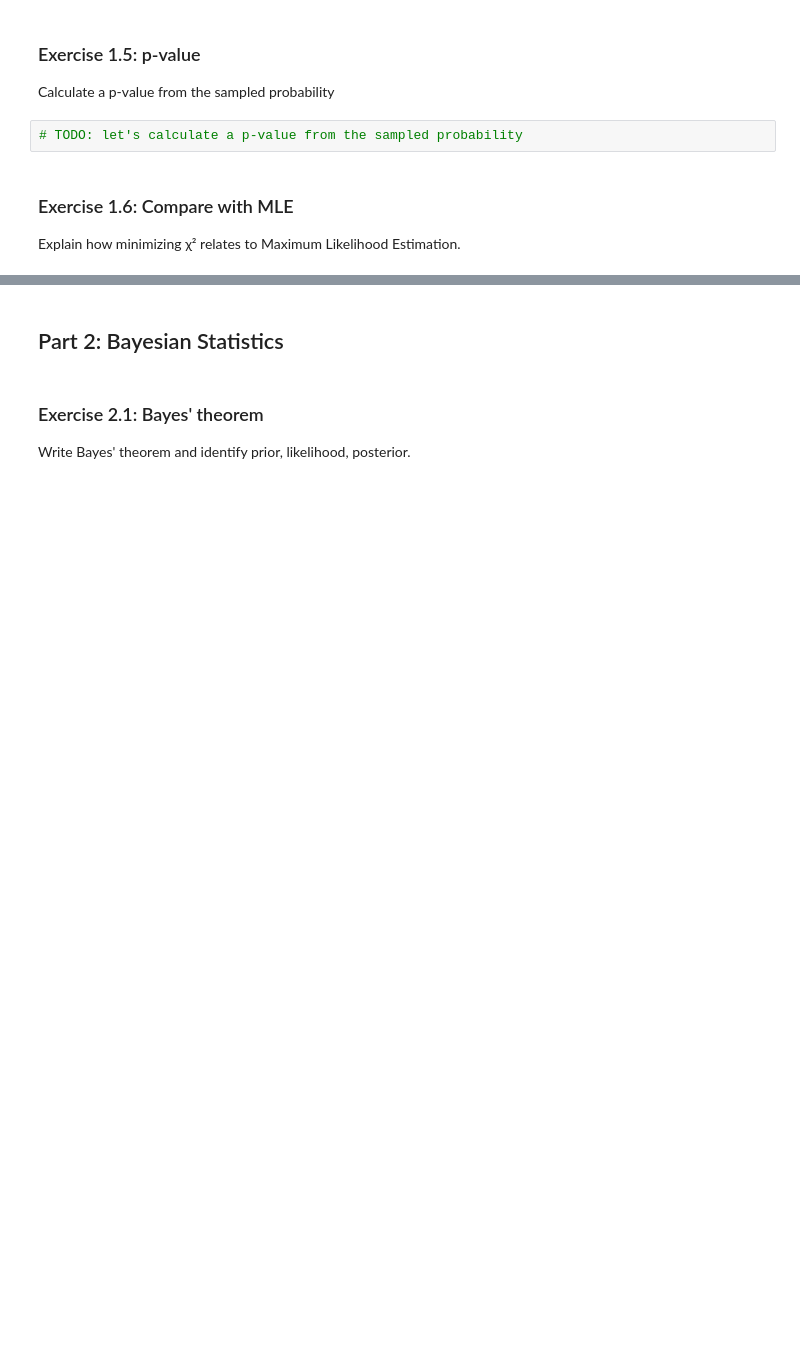
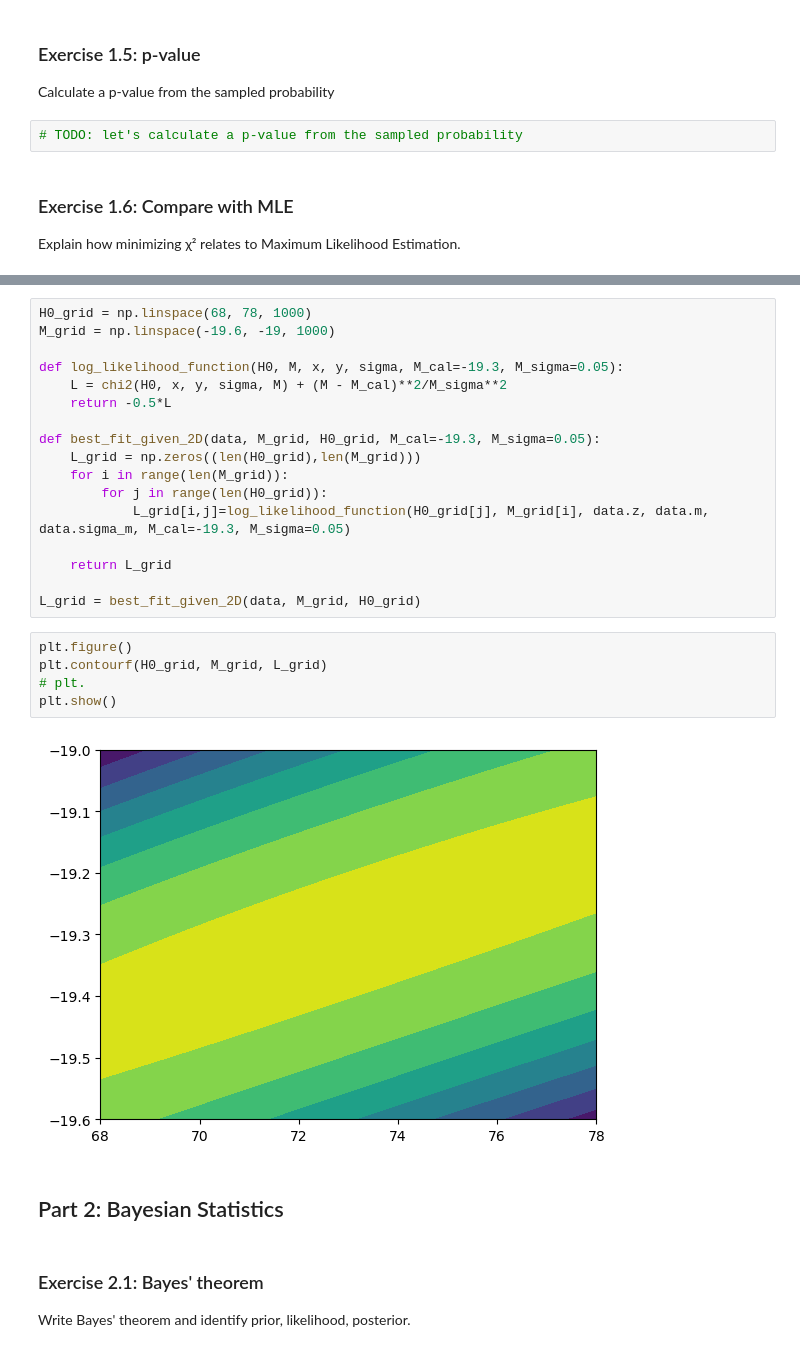
Before and after one commit to Tototime/Stats4Cosmology, a Jupyter notebook: exercises/BasicCosmoStats_on_H0_exercise.ipynb, the cells around one changed output, grey strips where cells are left out. Cells and saved outputs as stored; diff of their text form; blank space fills up the shorter version.

```diff
--- a/exercises/BasicCosmoStats_on_H0_exercise.ipynb
+++ b/exercises/BasicCosmoStats_on_H0_exercise.ipynb
@@ -277,3 +285,27 @@ Explain how minimizing χ² relates to Maximum Likelihood Estimation.
+# %%
+H0_grid = np.linspace(68, 78, 1000)
+M_grid = np.linspace(-19.6, -19, 1000)
+
+def log_likelihood_function(H0, M, x, y, sigma, M_cal=-19.3, M_sigma=0.05):
+    L = chi2(H0, x, y, sigma, M) + (M - M_cal)**2/M_sigma**2
+    return -0.5*L
+
+def best_fit_given_2D(data, M_grid, H0_grid, M_cal=-19.3, M_sigma=0.05):
+    L_grid = np.zeros((len(H0_grid),len(M_grid)))
+    for i in range(len(M_grid)):
+        for j in range(len(H0_grid)):
+            L_grid[i,j]=log_likelihood_function(H0_grid[j], M_grid[i], data.z, data.m, data.sigma_m, M_cal=-19.3, M_sigma=0.05)
+
+    return L_grid
+
+L_grid = best_fit_given_2D(data, M_grid, H0_grid)
+# %%
+plt.figure()
+plt.contourf(H0_grid, M_grid, L_grid)
+# plt.
+plt.show()
+# %% [output]
+[figure, added]
 # %% [markdown]
 ## Part 2: Bayesian Statistics
 # %% [markdown]
```
Also changed, not shown: parts of 10 cells of this notebook.
